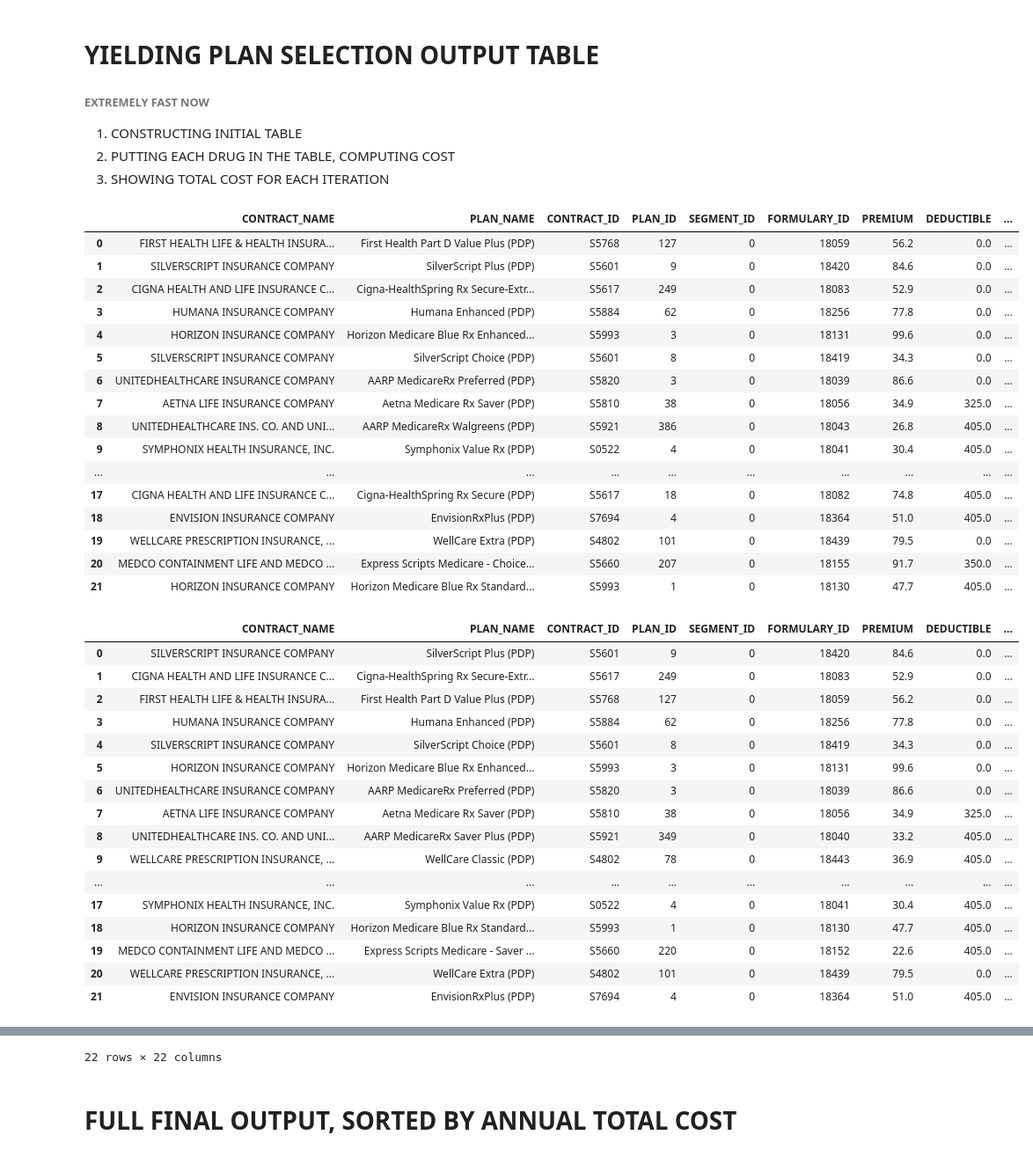
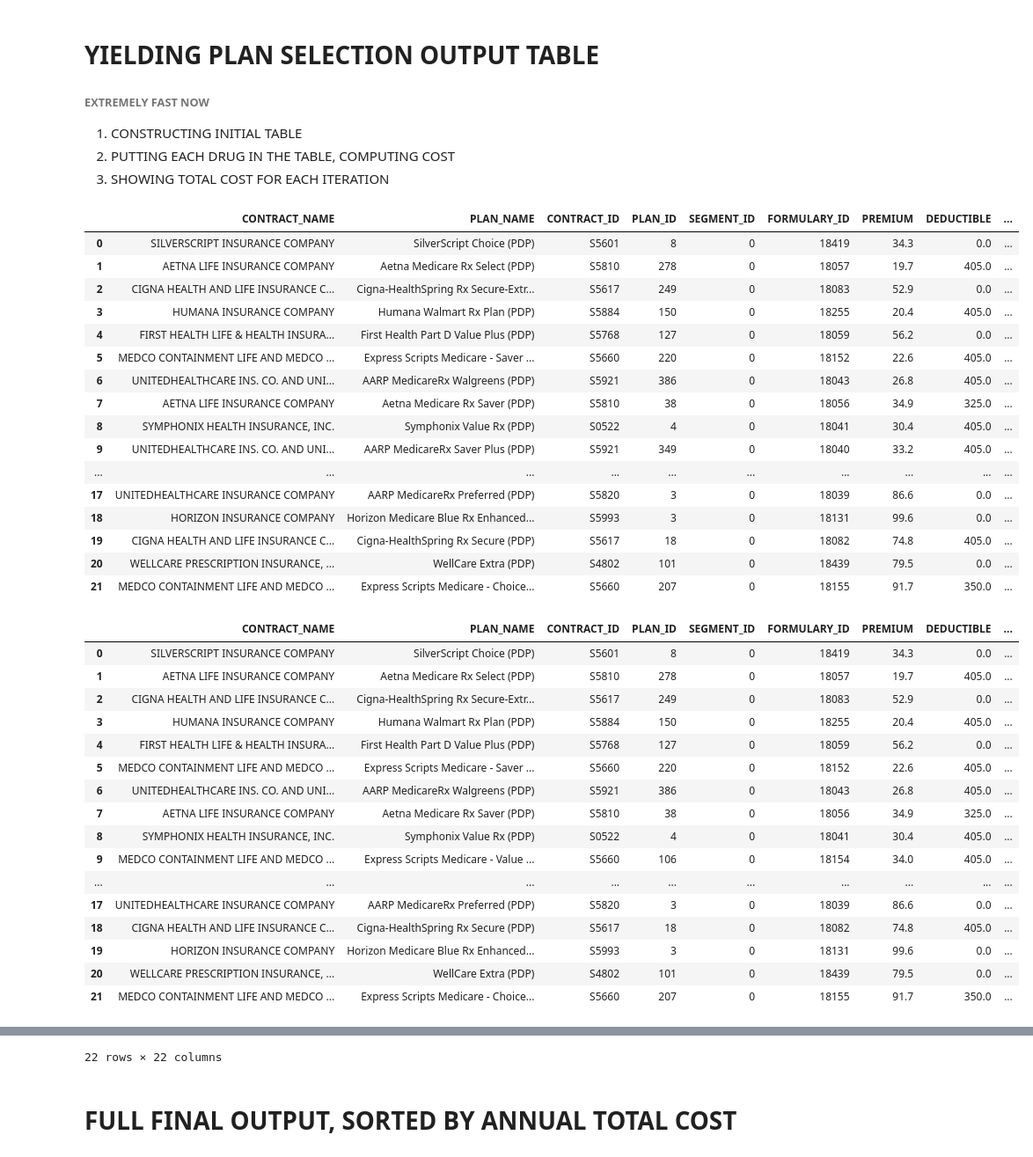
Before and after one commit to khayyamsaleem/medaccess, a Jupyter notebook: src/PDP_FINDER.ipynb, the cells around one changed output, grey strips where cells are left out. Shown at 88% size. Drawn from its saved outputs; the diff is of its cells as text; code cells hidden in the pictures.

```diff
--- a/src/PDP_FINDER.ipynb
+++ b/src/PDP_FINDER.ipynb
@@ -138,65 +138,65 @@ for key in user_generics:
                     join BENEFICIARY_COST \
                         on PLAN_INFO.CONTRACT_ID = BENEFICIARY_COST.CONTRACT_ID and \
                            PLAN_INFO.PLAN_ID = BENEFICIARY_COST.PLAN_ID and \
                            cast(FORMULARY_DATA.TIER_LEVEL_VALUE as integer) = \
                                                     cast(BENEFICIARY_COST.TIER as integer) \
                 where \
                       PLAN_INFO.PDP_REGION_CODE is '"+str(user_pdp_region_code)+"' and \
                       FORMULARY_DATA.RXCUI is "+user_generics[key]+" and \
                       PLAN_INFO.CONTRACT_ID like 'S%' and \
                       (cast(BENEFICIARY_COST.COVERAGE_LEVEL as integer) = 0 or \
                       cast(BENEFICIARY_COST.COVERAGE_LEVEL as integer) = 1) and \
                       BENEFICIARY_COST.DAYS_SUPPLY = 1 and \
                       cast(BENEFICIARY_COST.COST_TYPE_PREF as integer) = 1\
                 order by PLAN_INFO.FORMULARY_ID").split()),conn)\
     .drop_duplicates(subset='FORMULARY_ID',keep='first')\
     .reset_index(drop=True)\
     [[key[0].replace(" ","_")+'_RXCUI',
       key[0].replace(" ","_")+'_PA',
       key[0].replace(" ","_")+'_TIER',
       key[0].replace(" ","_")+'_CAP']]],axis=1)
     #ADD IN COST COLUMN
     if 'ANNUAL_TOTAL_COST' in out.columns:
         del out['ANNUAL_TOTAL_COST']
     if 'MONTHLY_COPAY' in out.columns:
         del out['MONTHLY_COPAY']
-    out['ANNUAL_TOTAL_COST'] = (out[[c for c in out.columns if c[-3:] == 'CAP']]*12).sum(axis=1) + out['PREMIUM'] + out['DEDUCTIBLE']
+    out['ANNUAL_TOTAL_COST'] = (out[[c for c in out.columns if c[-3:] == 'CAP']]*12).sum(axis=1) + out['PREMIUM']*12 + out['DEDUCTIBLE']
     out['MONTHLY_COPAY'] = out[[c for c in out.columns if c[-3:] == 'CAP']].sum(axis=1)
     out = out.sort_values(by='ANNUAL_TOTAL_COST').reset_index(drop=True)
     display(out)
 # %% [output]
 |  | CONTRACT_NAME | PLAN_NAME | CONTRACT_ID | PLAN_ID | SEGMENT_ID | FORMULARY_ID | PREMIUM | DEDUCTIBLE | ... |
-| 0 | FIRST HEALTH LIFE & HEALTH INSURA... | First Health Part D Value Plus (PDP) | S5768 | 127 | 0 | 18059 | 56.2 | 0.0 | ... |
-| 1 | SILVERSCRIPT INSURANCE COMPANY | SilverScript Plus (PDP) | S5601 | 9 | 0 | 18420 | 84.6 | 0.0 | ... |
+| 0 | SILVERSCRIPT INSURANCE COMPANY | SilverScript Choice (PDP) | S5601 | 8 | 0 | 18419 | 34.3 | 0.0 | ... |
+| 1 | AETNA LIFE INSURANCE COMPANY | Aetna Medicare Rx Select (PDP) | S5810 | 278 | 0 | 18057 | 19.7 | 405.0 | ... |
 | 2 | CIGNA HEALTH AND LIFE INSURANCE C... | Cigna-HealthSpring Rx Secure-Extr... | S5617 | 249 | 0 | 18083 | 52.9 | 0.0 | ... |
-| 3 | HUMANA INSURANCE COMPANY | Humana Enhanced (PDP) | S5884 | 62 | 0 | 18256 | 77.8 | 0.0 | ... |
-| 4 | HORIZON INSURANCE COMPANY | Horizon Medicare Blue Rx Enhanced... | S5993 | 3 | 0 | 18131 | 99.6 | 0.0 | ... |
-| 5 | SILVERSCRIPT INSURANCE COMPANY | SilverScript Choice (PDP) | S5601 | 8 | 0 | 18419 | 34.3 | 0.0 | ... |
-| 6 | UNITEDHEALTHCARE INSURANCE COMPANY | AARP MedicareRx Preferred (PDP) | S5820 | 3 | 0 | 18039 | 86.6 | 0.0 | ... |
+| 3 | HUMANA INSURANCE COMPANY | Humana Walmart Rx Plan (PDP) | S5884 | 150 | 0 | 18255 | 20.4 | 405.0 | ... |
+| 4 | FIRST HEALTH LIFE & HEALTH INSURA... | First Health Part D Value Plus (PDP) | S5768 | 127 | 0 | 18059 | 56.2 | 0.0 | ... |
+| 5 | MEDCO CONTAINMENT LIFE AND MEDCO ... | Express Scripts Medicare - Saver ... | S5660 | 220 | 0 | 18152 | 22.6 | 405.0 | ... |
+| 6 | UNITEDHEALTHCARE INS. CO. AND UNI... | AARP MedicareRx Walgreens (PDP) | S5921 | 386 | 0 | 18043 | 26.8 | 405.0 | ... |
 | 7 | AETNA LIFE INSURANCE COMPANY | Aetna Medicare Rx Saver (PDP) | S5810 | 38 | 0 | 18056 | 34.9 | 325.0 | ... |
-| 8 | UNITEDHEALTHCARE INS. CO. AND UNI... | AARP MedicareRx Walgreens (PDP) | S5921 | 386 | 0 | 18043 | 26.8 | 405.0 | ... |
-| 9 | SYMPHONIX HEALTH INSURANCE, INC. | Symphonix Value Rx (PDP) | S0522 | 4 | 0 | 18041 | 30.4 | 405.0 | ... |
+| 8 | SYMPHONIX HEALTH INSURANCE, INC. | Symphonix Value Rx (PDP) | S0522 | 4 | 0 | 18041 | 30.4 | 405.0 | ... |
+| 9 | UNITEDHEALTHCARE INS. CO. AND UNI... | AARP MedicareRx Saver Plus (PDP) | S5921 | 349 | 0 | 18040 | 33.2 | 405.0 | ... |
 | ... | ... | ... | ... | ... | ... | ... | ... | ... | ... |
-| 17 | CIGNA HEALTH AND LIFE INSURANCE C... | Cigna-HealthSpring Rx Secure (PDP) | S5617 | 18 | 0 | 18082 | 74.8 | 405.0 | ... |
-| 18 | ENVISION INSURANCE COMPANY | EnvisionRxPlus (PDP) | S7694 | 4 | 0 | 18364 | 51.0 | 405.0 | ... |
-| 19 | WELLCARE PRESCRIPTION INSURANCE, ... | WellCare Extra (PDP) | S4802 | 101 | 0 | 18439 | 79.5 | 0.0 | ... |
-| 20 | MEDCO CONTAINMENT LIFE AND MEDCO ... | Express Scripts Medicare - Choice... | S5660 | 207 | 0 | 18155 | 91.7 | 350.0 | ... |
-| 21 | HORIZON INSURANCE COMPANY | Horizon Medicare Blue Rx Standard... | S5993 | 1 | 0 | 18130 | 47.7 | 405.0 | ... |
+| 17 | UNITEDHEALTHCARE INSURANCE COMPANY | AARP MedicareRx Preferred (PDP) | S5820 | 3 | 0 | 18039 | 86.6 | 0.0 | ... |
+| 18 | HORIZON INSURANCE COMPANY | Horizon Medicare Blue Rx Enhanced... | S5993 | 3 | 0 | 18131 | 99.6 | 0.0 | ... |
+| 19 | CIGNA HEALTH AND LIFE INSURANCE C... | Cigna-HealthSpring Rx Secure (PDP) | S5617 | 18 | 0 | 18082 | 74.8 | 405.0 | ... |
+| 20 | WELLCARE PRESCRIPTION INSURANCE, ... | WellCare Extra (PDP) | S4802 | 101 | 0 | 18439 | 79.5 | 0.0 | ... |
+| 21 | MEDCO CONTAINMENT LIFE AND MEDCO ... | Express Scripts Medicare - Choice... | S5660 | 207 | 0 | 18155 | 91.7 | 350.0 | ... |
 |  | CONTRACT_NAME | PLAN_NAME | CONTRACT_ID | PLAN_ID | SEGMENT_ID | FORMULARY_ID | PREMIUM | DEDUCTIBLE | ... |
-| 0 | SILVERSCRIPT INSURANCE COMPANY | SilverScript Plus (PDP) | S5601 | 9 | 0 | 18420 | 84.6 | 0.0 | ... |
-| 1 | CIGNA HEALTH AND LIFE INSURANCE C... | Cigna-HealthSpring Rx Secure-Extr... | S5617 | 249 | 0 | 18083 | 52.9 | 0.0 | ... |
-| 2 | FIRST HEALTH LIFE & HEALTH INSURA... | First Health Part D Value Plus (PDP) | S5768 | 127 | 0 | 18059 | 56.2 | 0.0 | ... |
-| 3 | HUMANA INSURANCE COMPANY | Humana Enhanced (PDP) | S5884 | 62 | 0 | 18256 | 77.8 | 0.0 | ... |
-| 4 | SILVERSCRIPT INSURANCE COMPANY | SilverScript Choice (PDP) | S5601 | 8 | 0 | 18419 | 34.3 | 0.0 | ... |
-| 5 | HORIZON INSURANCE COMPANY | Horizon Medicare Blue Rx Enhanced... | S5993 | 3 | 0 | 18131 | 99.6 | 0.0 | ... |
-| 6 | UNITEDHEALTHCARE INSURANCE COMPANY | AARP MedicareRx Preferred (PDP) | S5820 | 3 | 0 | 18039 | 86.6 | 0.0 | ... |
+| 0 | SILVERSCRIPT INSURANCE COMPANY | SilverScript Choice (PDP) | S5601 | 8 | 0 | 18419 | 34.3 | 0.0 | ... |
+| 1 | AETNA LIFE INSURANCE COMPANY | Aetna Medicare Rx Select (PDP) | S5810 | 278 | 0 | 18057 | 19.7 | 405.0 | ... |
+| 2 | CIGNA HEALTH AND LIFE INSURANCE C... | Cigna-HealthSpring Rx Secure-Extr... | S5617 | 249 | 0 | 18083 | 52.9 | 0.0 | ... |
+| 3 | HUMANA INSURANCE COMPANY | Humana Walmart Rx Plan (PDP) | S5884 | 150 | 0 | 18255 | 20.4 | 405.0 | ... |
+| 4 | FIRST HEALTH LIFE & HEALTH INSURA... | First Health Part D Value Plus (PDP) | S5768 | 127 | 0 | 18059 | 56.2 | 0.0 | ... |
+| 5 | MEDCO CONTAINMENT LIFE AND MEDCO ... | Express Scripts Medicare - Saver ... | S5660 | 220 | 0 | 18152 | 22.6 | 405.0 | ... |
+| 6 | UNITEDHEALTHCARE INS. CO. AND UNI... | AARP MedicareRx Walgreens (PDP) | S5921 | 386 | 0 | 18043 | 26.8 | 405.0 | ... |
 | 7 | AETNA LIFE INSURANCE COMPANY | Aetna Medicare Rx Saver (PDP) | S5810 | 38 | 0 | 18056 | 34.9 | 325.0 | ... |
-| 8 | UNITEDHEALTHCARE INS. CO. AND UNI... | AARP MedicareRx Saver Plus (PDP) | S5921 | 349 | 0 | 18040 | 33.2 | 405.0 | ... |
-| 9 | WELLCARE PRESCRIPTION INSURANCE, ... | WellCare Classic (PDP) | S4802 | 78 | 0 | 18443 | 36.9 | 405.0 | ... |
+| 8 | SYMPHONIX HEALTH INSURANCE, INC. | Symphonix Value Rx (PDP) | S0522 | 4 | 0 | 18041 | 30.4 | 405.0 | ... |
+| 9 | MEDCO CONTAINMENT LIFE AND MEDCO ... | Express Scripts Medicare - Value ... | S5660 | 106 | 0 | 18154 | 34.0 | 405.0 | ... |
 | ... | ... | ... | ... | ... | ... | ... | ... | ... | ... |
-| 17 | SYMPHONIX HEALTH INSURANCE, INC. | Symphonix Value Rx (PDP) | S0522 | 4 | 0 | 18041 | 30.4 | 405.0 | ... |
-| 18 | HORIZON INSURANCE COMPANY | Horizon Medicare Blue Rx Standard... | S5993 | 1 | 0 | 18130 | 47.7 | 405.0 | ... |
-| 19 | MEDCO CONTAINMENT LIFE AND MEDCO ... | Express Scripts Medicare - Saver ... | S5660 | 220 | 0 | 18152 | 22.6 | 405.0 | ... |
+| 17 | UNITEDHEALTHCARE INSURANCE COMPANY | AARP MedicareRx Preferred (PDP) | S5820 | 3 | 0 | 18039 | 86.6 | 0.0 | ... |
+| 18 | CIGNA HEALTH AND LIFE INSURANCE C... | Cigna-HealthSpring Rx Secure (PDP) | S5617 | 18 | 0 | 18082 | 74.8 | 405.0 | ... |
+| 19 | HORIZON INSURANCE COMPANY | Horizon Medicare Blue Rx Enhanced... | S5993 | 3 | 0 | 18131 | 99.6 | 0.0 | ... |
 | 20 | WELLCARE PRESCRIPTION INSURANCE, ... | WellCare Extra (PDP) | S4802 | 101 | 0 | 18439 | 79.5 | 0.0 | ... |
-| 21 | ENVISION INSURANCE COMPANY | EnvisionRxPlus (PDP) | S7694 | 4 | 0 | 18364 | 51.0 | 405.0 | ... |
+| 21 | MEDCO CONTAINMENT LIFE AND MEDCO ... | Express Scripts Medicare - Choice... | S5660 | 207 | 0 | 18155 | 91.7 | 350.0 | ... |
 |  | CONTRACT_NAME | PLAN_NAME | CONTRACT_ID | PLAN_ID | SEGMENT_ID | FORMULARY_ID | PREMIUM | DEDUCTIBLE | ... |
```
Also changed, not shown: parts of 5 cells of this notebook, 1 other file.
